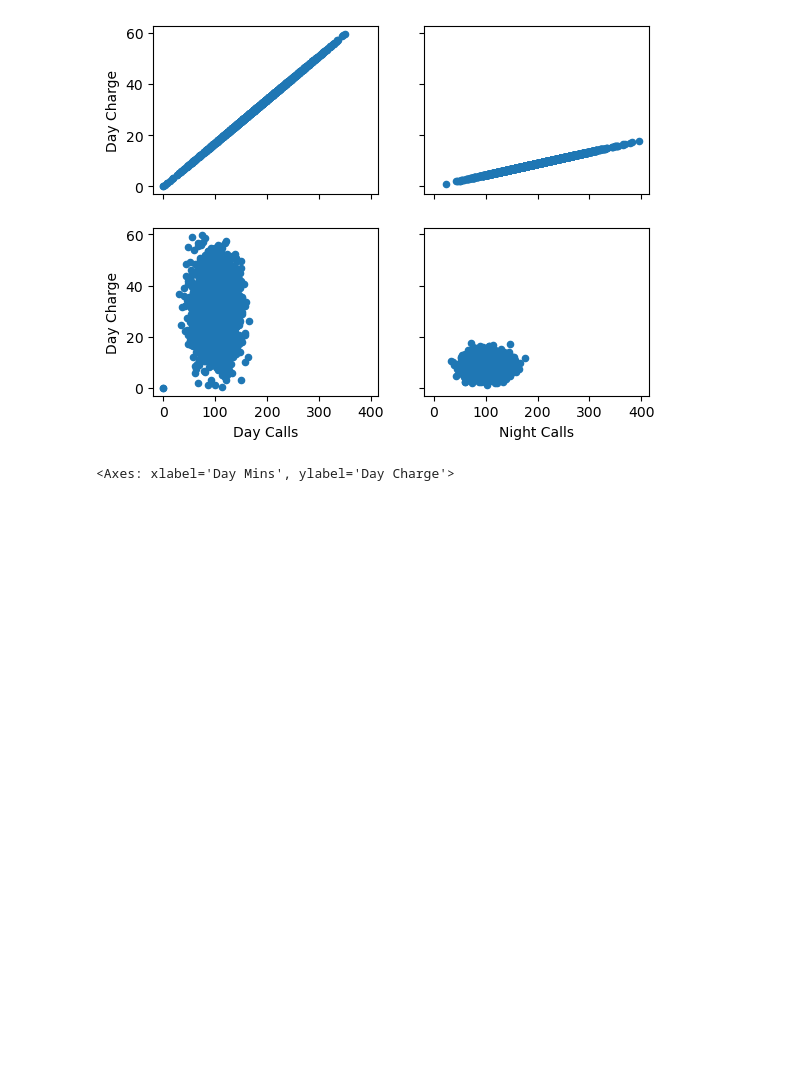
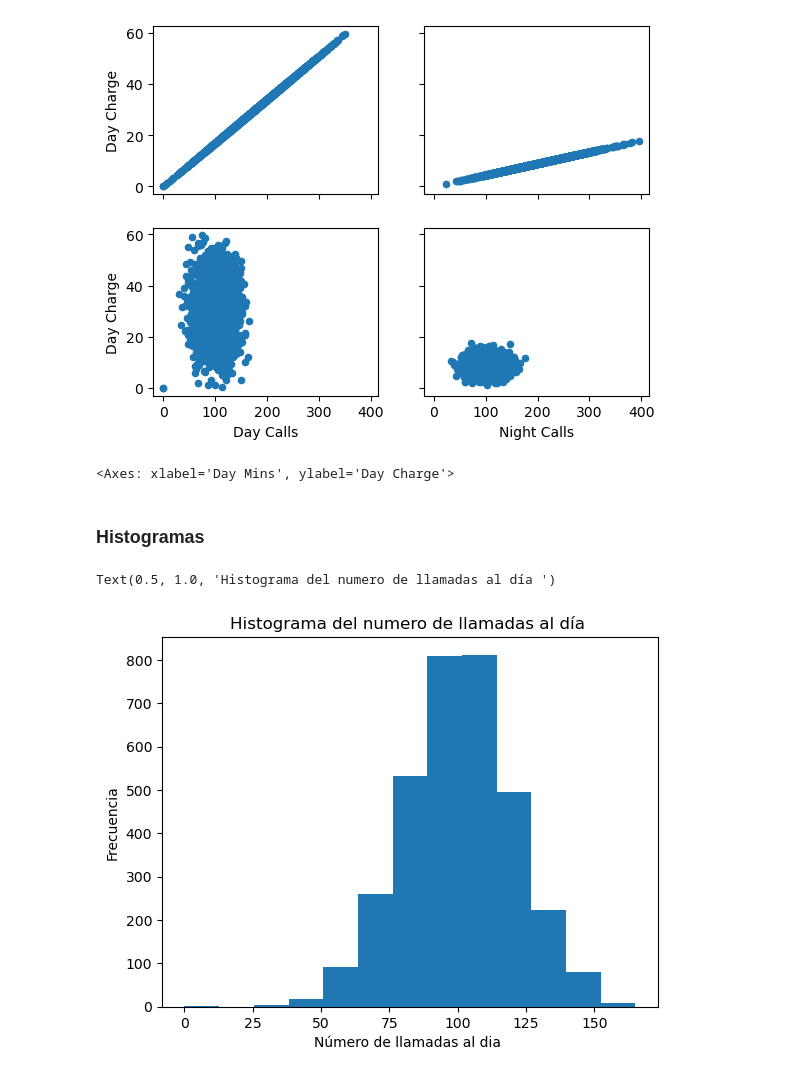
Before and after one commit to jdlodonog/CursoDataScience, a Jupyter notebook: limpíeza de datos/Recetagraficas.ipynb, the cells around one changed output. Saved outputs shown, nothing was run; the diff lists cells and outputs as text; code cells hidden in the pictures; blank space fills up the shorter version.

```diff
--- a/limpíeza de datos/Recetagraficas.ipynb
+++ b/limpíeza de datos/Recetagraficas.ipynb
@@ -48,3 +50,15 @@ data.plot(kind="scatter", x="Night Calls", y="Night Charge", ax=axs[1][1])
 data.plot(kind="scatter", x="Day Mins", y="Day Charge", ax=axs[0][0])
 # %% [output]
 <Axes: xlabel='Day Mins', ylabel='Day Charge'>
+# %% [markdown]
+### Histogramas
+# %%
+#Regla de sturges dice cuantas divisiones debe tener un histograma
+k=int(1+np.ceil(np.log2(3333)) )
+plt.hist(data["Day Calls"], bins =k)
+plt.xlabel("Número de llamadas al dia ")
+plt.ylabel("Frecuencia")
+plt.title("Histograma del numero de llamadas al día ")
+# %% [output]
+Text(0.5, 1.0, 'Histograma del numero de llamadas al día ')
+[figure, added]
```
Also changed, not shown: parts of 4 cells of this notebook, 2 other files.
